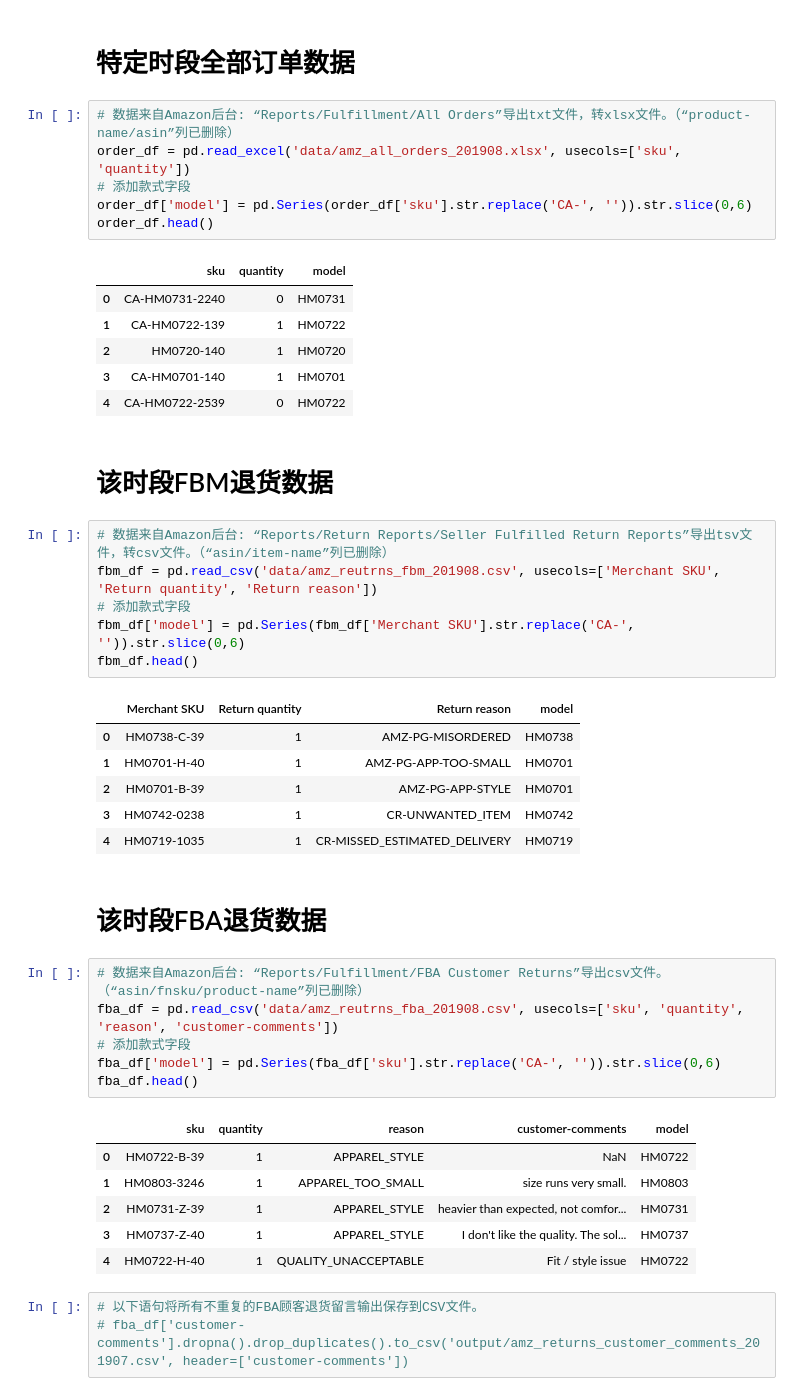
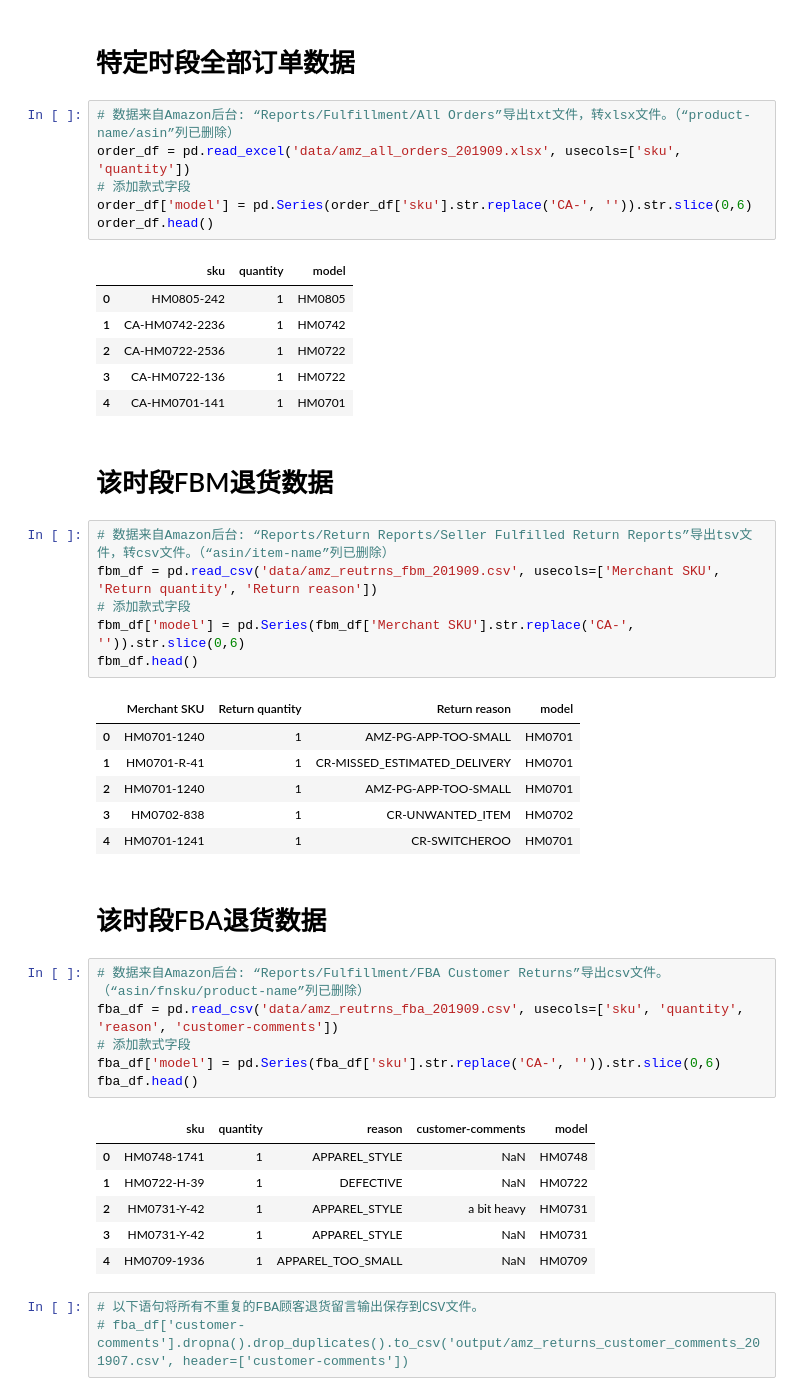
Before and after one commit to dyslab/jnb-sample, a Jupyter notebook: amz_reports/amz_returns_model.ipynb, the cells around one changed output. Drawn from its saved outputs; the diff is of its cells as text.

```diff
--- a/amz_reports/amz_returns_model.ipynb
+++ b/amz_reports/amz_returns_model.ipynb
@@ -17,47 +17,47 @@ plt.rcParams['axes.unicode_minus']=False # Fix Minus Sign unrecognized issue
 # 特定时段全部订单数据
 # %%
 # 数据来自Amazon后台: “Reports/Fulfillment/All Orders”导出txt文件，转xlsx文件。（“product-name/asin”列已删除）
-order_df = pd.read_excel('data/amz_all_orders_201908.xlsx', usecols=['sku', 'quantity'])
+order_df = pd.read_excel('data/amz_all_orders_201909.xlsx', usecols=['sku', 'quantity'])
 # 添加款式字段
 order_df['model'] = pd.Series(order_df['sku'].str.replace('CA-', '')).str.slice(0,6)
 order_df.head()
 # %% [output]
 |  | sku | quantity | model |
-| 0 | CA-HM0731-2240 | 0 | HM0731 |
-| 1 | CA-HM0722-139 | 1 | HM0722 |
-| 2 | HM0720-140 | 1 | HM0720 |
-| 3 | CA-HM0701-140 | 1 | HM0701 |
-| 4 | CA-HM0722-2539 | 0 | HM0722 |
+| 0 | HM0805-242 | 1 | HM0805 |
+| 1 | CA-HM0742-2236 | 1 | HM0742 |
+| 2 | CA-HM0722-2536 | 1 | HM0722 |
+| 3 | CA-HM0722-136 | 1 | HM0722 |
+| 4 | CA-HM0701-141 | 1 | HM0701 |
 # %% [markdown]
 # 该时段FBM退货数据
 # %%
 # 数据来自Amazon后台: “Reports/Return Reports/Seller Fulfilled Return Reports”导出tsv文件，转csv文件。（“asin/item-name”列已删除）
-fbm_df = pd.read_csv('data/amz_reutrns_fbm_201908.csv', usecols=['Merchant SKU', 'Return quantity', 'Return reason'])
+fbm_df = pd.read_csv('data/amz_reutrns_fbm_201909.csv', usecols=['Merchant SKU', 'Return quantity', 'Return reason'])
 # 添加款式字段
 fbm_df['model'] = pd.Series(fbm_df['Merchant SKU'].str.replace('CA-', '')).str.slice(0,6)
 fbm_df.head()
 # %% [output]
 |  | Merchant SKU | Return quantity | Return reason | model |
-| 0 | HM0738-C-39 | 1 | AMZ-PG-MISORDERED | HM0738 |
-| 1 | HM0701-H-40 | 1 | AMZ-PG-APP-TOO-SMALL | HM0701 |
-| 2 | HM0701-B-39 | 1 | AMZ-PG-APP-STYLE | HM0701 |
-| 3 | HM0742-0238 | 1 | CR-UNWANTED_ITEM | HM0742 |
-| 4 | HM0719-1035 | 1 | CR-MISSED_ESTIMATED_DELIVERY | HM0719 |
+| 0 | HM0701-1240 | 1 | AMZ-PG-APP-TOO-SMALL | HM0701 |
+| 1 | HM0701-R-41 | 1 | CR-MISSED_ESTIMATED_DELIVERY | HM0701 |
+| 2 | HM0701-1240 | 1 | AMZ-PG-APP-TOO-SMALL | HM0701 |
+| 3 | HM0702-838 | 1 | CR-UNWANTED_ITEM | HM0702 |
+| 4 | HM0701-1241 | 1 | CR-SWITCHEROO | HM0701 |
 # %% [markdown]
 # 该时段FBA退货数据
 # %%
 # 数据来自Amazon后台: “Reports/Fulfillment/FBA Customer Returns”导出csv文件。（“asin/fnsku/product-name”列已删除）
-fba_df = pd.read_csv('data/amz_reutrns_fba_201908.csv', usecols=['sku', 'quantity', 'reason', 'customer-comments'])
+fba_df = pd.read_csv('data/amz_reutrns_fba_201909.csv', usecols=['sku', 'quantity', 'reason', 'customer-comments'])
 # 添加款式字段
 fba_df['model'] = pd.Series(fba_df['sku'].str.replace('CA-', '')).str.slice(0,6)
 fba_df.head()
 # %% [output]
 |  | sku | quantity | reason | customer-comments | model |
-| 0 | HM0722-B-39 | 1 | APPAREL_STYLE | NaN | HM0722 |
-| 1 | HM0803-3246 | 1 | APPAREL_TOO_SMALL | size runs very small. | HM0803 |
-| 2 | HM0731-Z-39 | 1 | APPAREL_STYLE | heavier than expected, not comfor... | HM0731 |
-| 3 | HM0737-Z-40 | 1 | APPAREL_STYLE | I don't like the quality. The sol... | HM0737 |
-| 4 | HM0722-H-40 | 1 | QUALITY_UNACCEPTABLE | Fit / style issue | HM0722 |
+| 0 | HM0748-1741 | 1 | APPAREL_STYLE | NaN | HM0748 |
+| 1 | HM0722-H-39 | 1 | DEFECTIVE | NaN | HM0722 |
+| 2 | HM0731-Y-42 | 1 | APPAREL_STYLE | a bit heavy | HM0731 |
+| 3 | HM0731-Y-42 | 1 | APPAREL_STYLE | NaN | HM0731 |
+| 4 | HM0709-1936 | 1 | APPAREL_TOO_SMALL | NaN | HM0709 |
 # %%
 # 以下语句将所有不重复的FBA顾客退货留言输出保存到CSV文件。
 # fba_df['customer-comments'].dropna().drop_duplicates().to_csv('output/amz_returns_customer_comments_201907.csv', header=['customer-comments'])
```
Also changed, not shown: parts of 5 cells of this notebook, 16 other files.
